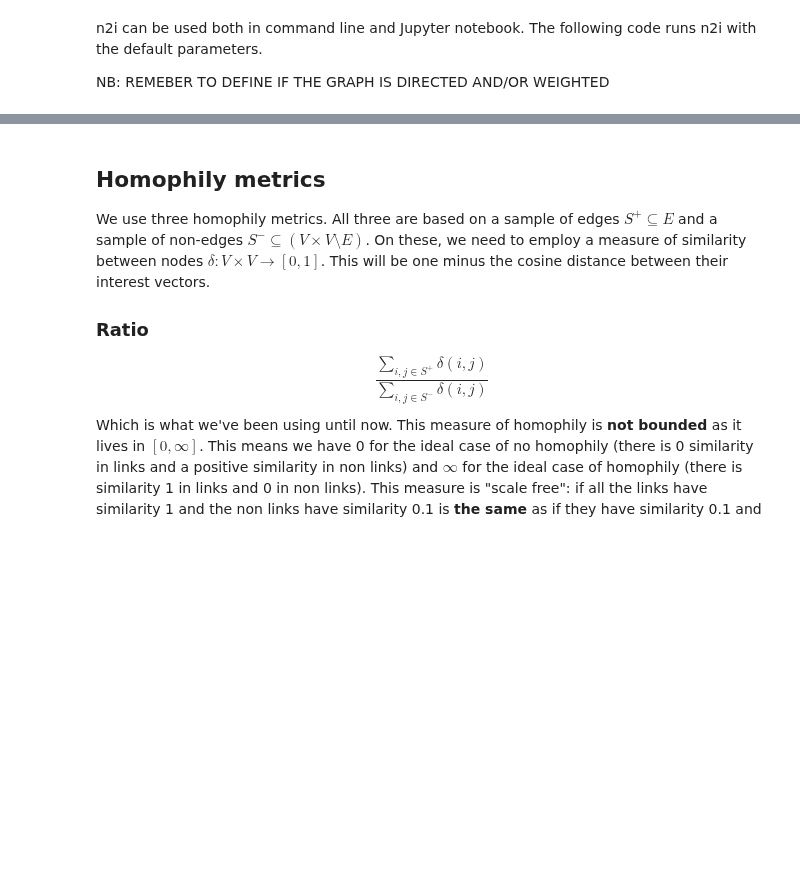
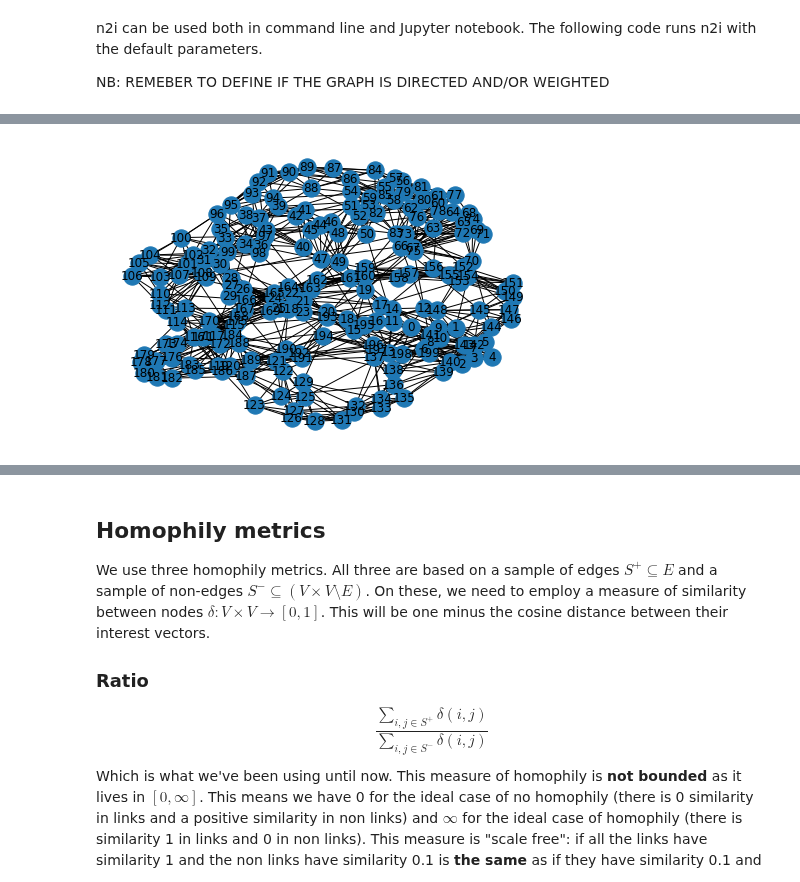
Before and after one commit to FedericoCinus/WoMG, a Jupyter notebook: node2interests/node2interests_measure_homophily.ipynb, the cells around one changed output, grey strips where cells are left out. Saved outputs shown, nothing was run; the diff lists cells and outputs as text; code cells hidden in the pictures; blank space fills up the shorter version.

```diff
--- a/node2interests/node2interests_measure_homophily.ipynb
+++ b/node2interests/node2interests_measure_homophily.ipynb
@@ -29,0 +33,4 @@ emb = n2i_nx_graph(nx_graph=graph, topics=3)
+# %%
+graph = nx.watts_strogatz_graph(200, 10, 0.1, seed=42)
+for edge in graph.edges():
+            graph[edge[0]][edge[1]]['weight'] = 1
@@ -29,0 +53,5 @@ emb = n2i_nx_graph(nx_graph=graph, topics=3)
+# %%
+nx.draw(graph, with_labels = True)
+plt.show()
+# %% [output]
+[figure, added]
```
Also changed, not shown: parts of 13 cells of this notebook, 7 other files.
